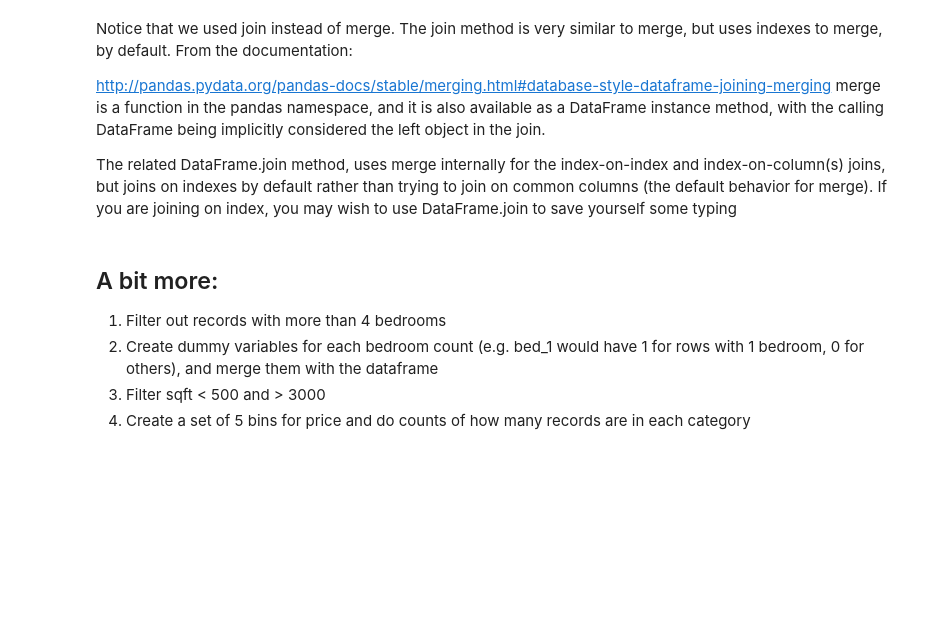
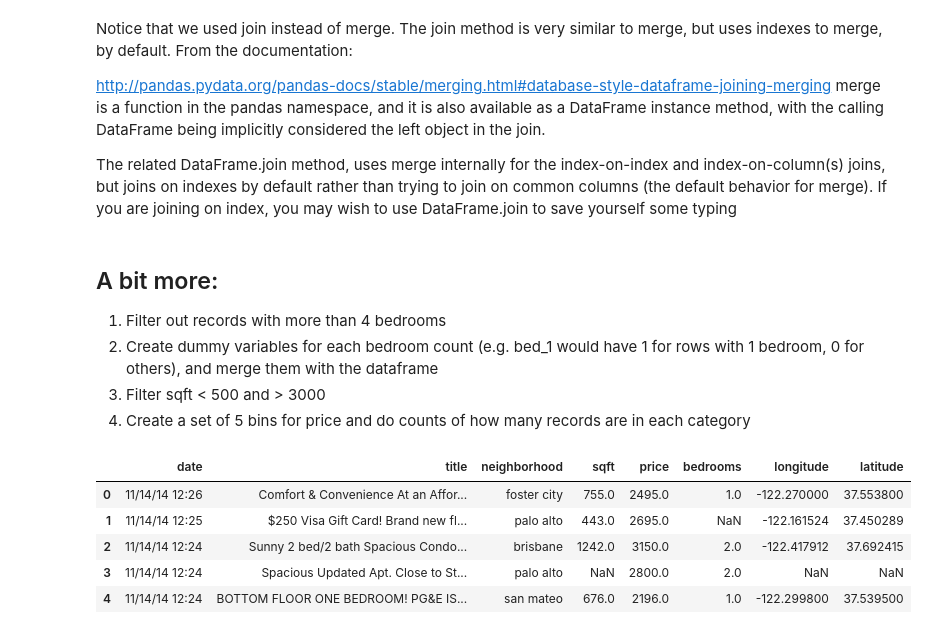
Before and after one commit to khuloodAlAmri/ce599, a Jupyter notebook: 07-Data Wrangling/data-wrangling.ipynb, the cells around one changed output. Drawn from its saved outputs; the diff is of its cells as text; code cells hidden in the pictures; blank space fills up the shorter version.

```diff
--- a/07-Data Wrangling/data-wrangling.ipynb
+++ b/07-Data Wrangling/data-wrangling.ipynb
@@ -508,13 +196,17 @@ The related DataFrame.join method, uses merge internally for the index-on-index
 3. Filter sqft < 500 and > 3000
 4. Create a set of 5 bins for price and do counts of how many records are in each category
 # %%
-Import pandas as pd
-Import numpy as np
+import pandas as pd
+import numpy as np
 
-df = pd.read_csv('data/rents_full')
-df_filter = df.query(‘bedrooms > 4 ‘)
-def extract_int_bedrooms(bedrooms):
-    if not bedrooms == '':
-        return int(float(bedrooms))
-    else:
-        return None
+df = pd.read_csv('rents_full.csv', encoding="ISO-8859-1")
+#df_filter = df.query('bedrooms > 4')
+#print(df_filter)
+df.head()
+# %% [output]
+|  | date | title | neighborhood | sqft | price | bedrooms | longitude | latitude |
+| 0 | 11/14/14 12:26 | Comfort & Convenience At an Affor... | foster city | 755.0 | 2495.0 | 1.0 | -122.270000 | 37.553800 |
+| 1 | 11/14/14 12:25 | $250 Visa Gift Card! Brand new fl... | palo alto | 443.0 | 2695.0 | NaN | -122.161524 | 37.450289 |
+| 2 | 11/14/14 12:24 | Sunny 2 bed/2 bath Spacious Condo... | brisbane | 1242.0 | 3150.0 | 2.0 | -122.417912 | 37.692415 |
+| 3 | 11/14/14 12:24 | Spacious Updated Apt. Close to St... | palo alto | NaN | 2800.0 | 2.0 | NaN | NaN |
+| 4 | 11/14/14 12:24 | BOTTOM FLOOR ONE BEDROOM! PG&E IS... | san mateo | 676.0 | 2196.0 | 1.0 | -122.299800 | 37.539500 |
```
Also changed, not shown: parts of 49 cells of this notebook.
